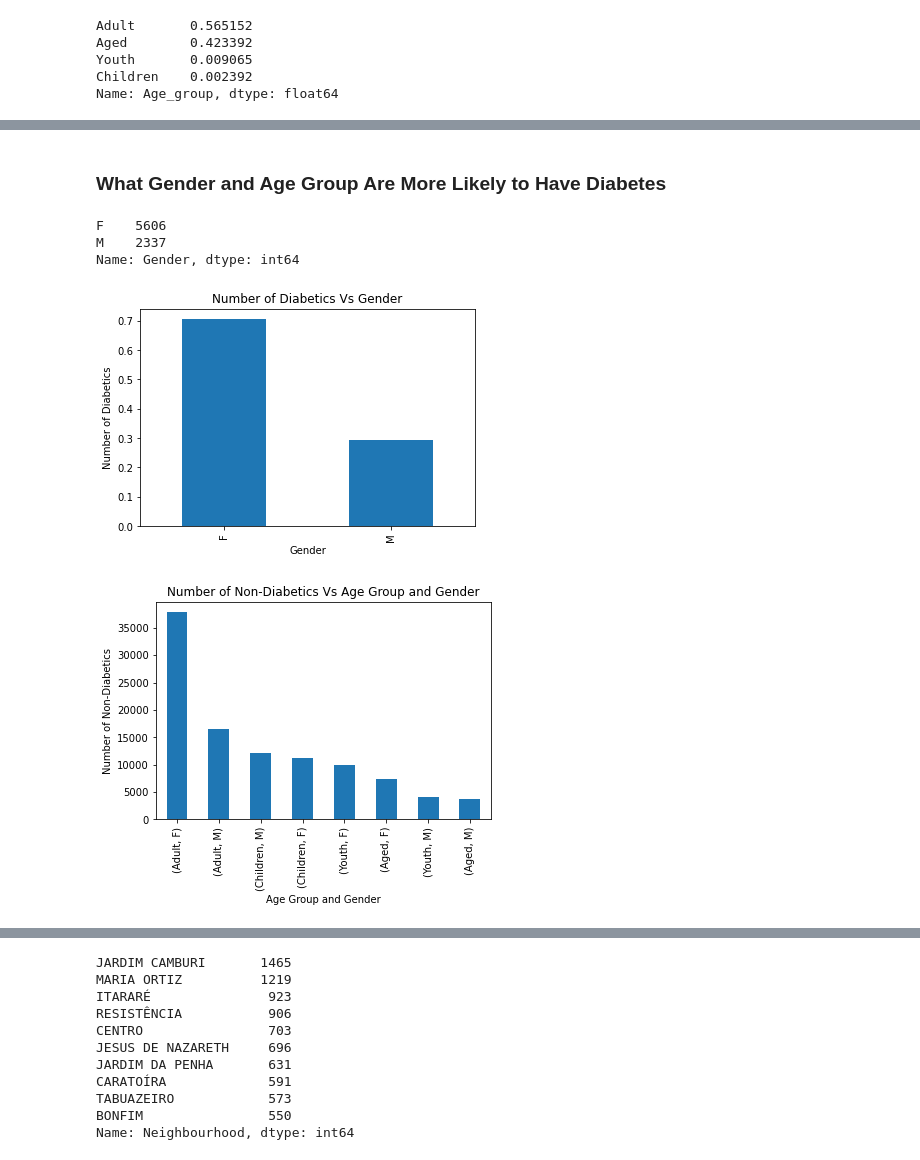
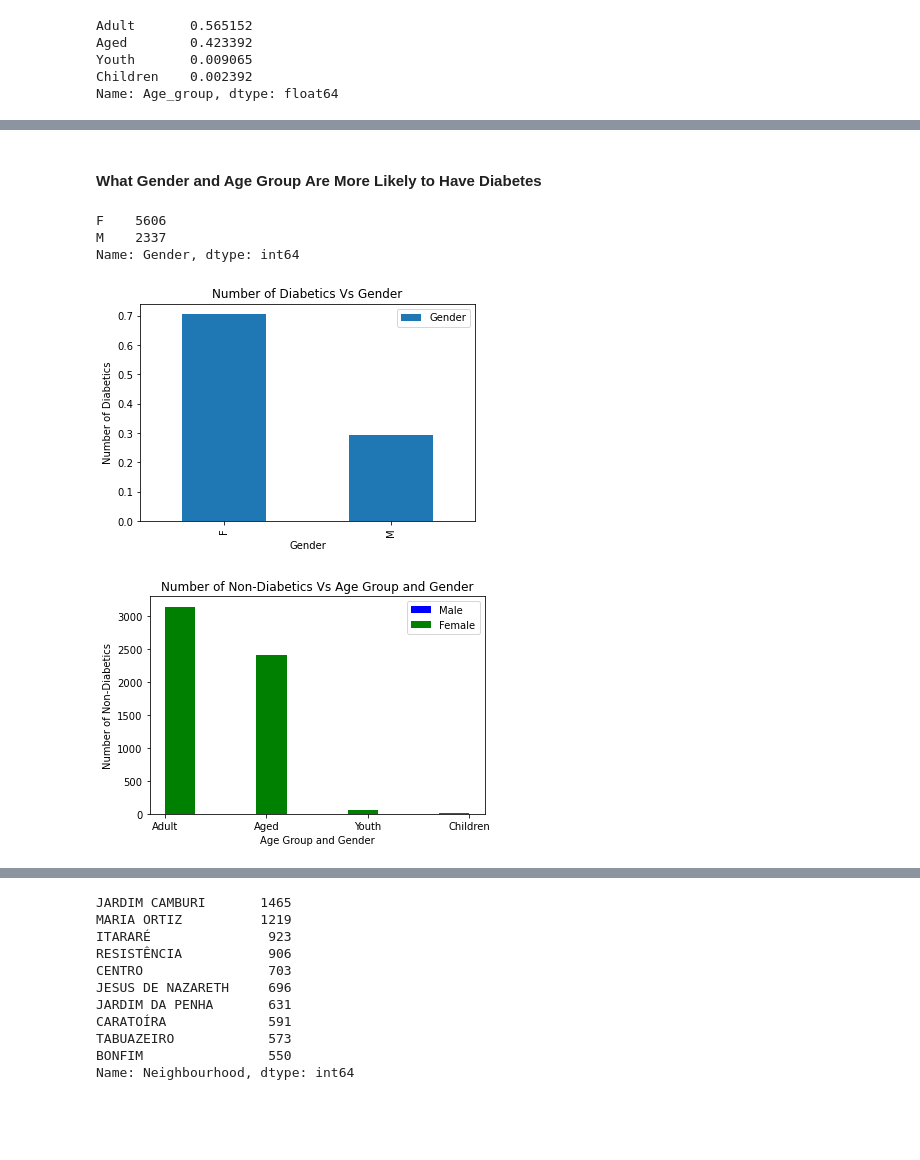
Before and after one commit to Yusuf-Olaniyi/Missing-Medical-Appointment-Data-Analysis, a Jupyter notebook: No_Show_Appointment.ipynb, the cells around one changed output, grey strips where cells are left out. Drawn from its saved outputs; the diff is of its cells as text; code cells hidden in the pictures; blank space fills up the shorter version.

```diff
--- a/No_Show_Appointment.ipynb
+++ b/No_Show_Appointment.ipynb
@@ -124,0 +209,2 @@ Name: AppointmentDay, dtype: object
+# %%
+df['Month'] = df['AppointmentDay'].str.split('-',expand= True)[1].astype(int)
@@ -539,5 +762,5 @@ plt.title('Number of Diabetics Vs Age Group');
 # %% [markdown]
-### What Gender and Age Group Are More Likely to Have Diabetes
+#### What Gender and Age Group Are More Likely to Have Diabetes
 # %%
 gender_diabetes = df[['Gender','Diabetes']].groupby('Diabetes')
 # %%
@@ -547,18 +770,22 @@ F    5606
 M    2337
 Name: Gender, dtype: int64
 # %%
-gender_diabetes.get_group(1)['Gender'].value_counts(normalize=True).plot(kind = 'bar');
+gender_diabetes.get_group(1)['Gender'].value_counts(normalize=True).plot(kind = 'bar',label ='Gender');
 plt.xlabel('Gender')
 plt.ylabel('Number of Diabetics')
+plt.legend()
 plt.title('Number of Diabetics Vs Gender');
 # %% [output]
-[figure, old version]
+[figure, new version]
 # %%
 age_dia_gen = df[['Age_group','Diabetes','Gender']].groupby('Diabetes')
+age_gender = age_dia_gen.get_group(1)[['Age_group','Gender']]
 # %%
-age_dia_gen.get_group(0)[['Age_group','Gender']].value_counts().plot(kind='bar');
+plt.hist(age_gender.Age_group[age_gender.Gender == 'M'],facecolor = 'b',label='Male')
+plt.hist(age_gender.Age_group[age_gender.Gender == 'F'],facecolor = 'g',label='Female')
 plt.xlabel('Age Group and Gender')
 plt.ylabel('Number of Non-Diabetics')
+plt.legend()
 plt.title('Number of Non-Diabetics Vs Age Group and Gender');
 # %% [output]
-[figure, old version]
+[figure, new version]
```
Also changed, not shown: parts of 127 cells of this notebook.
